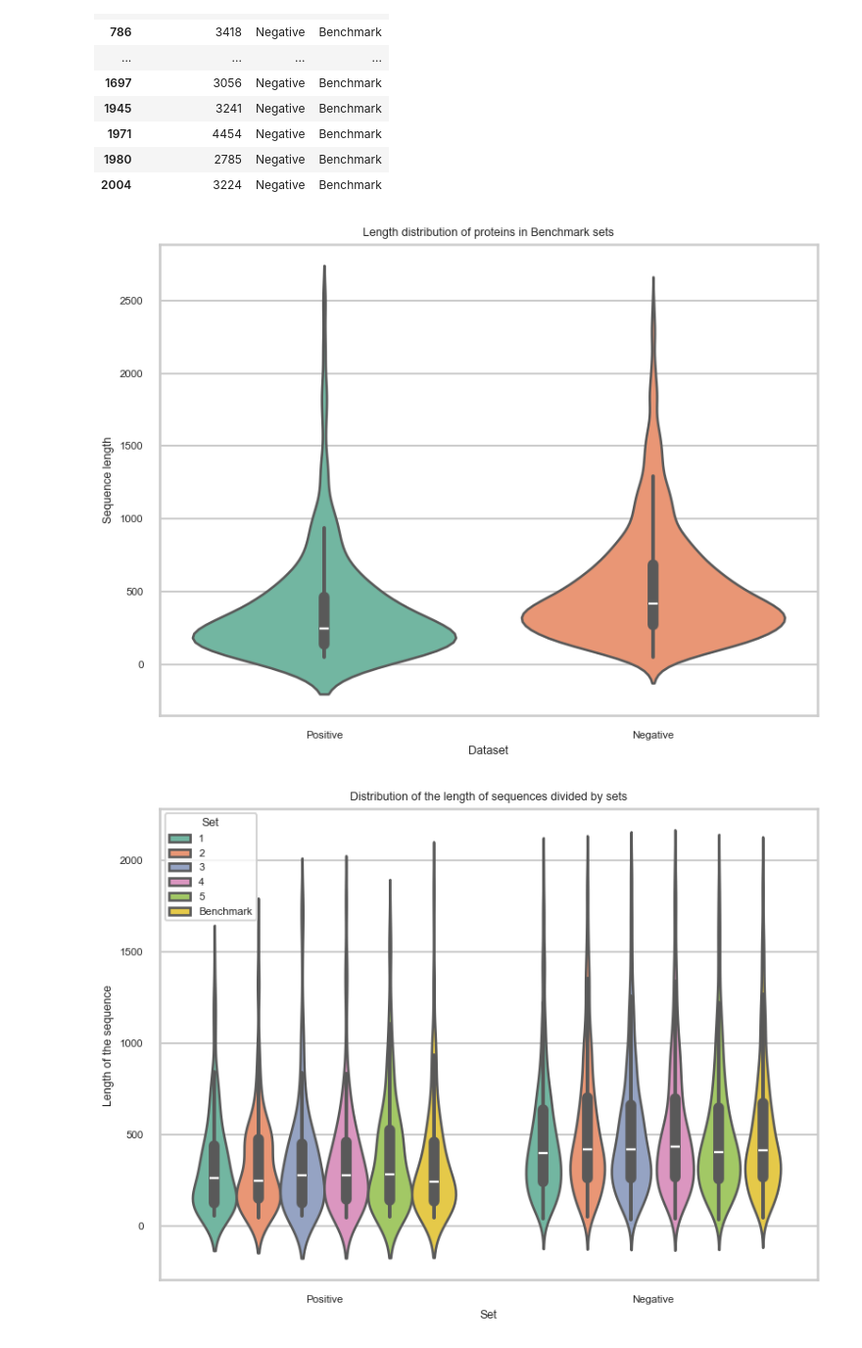
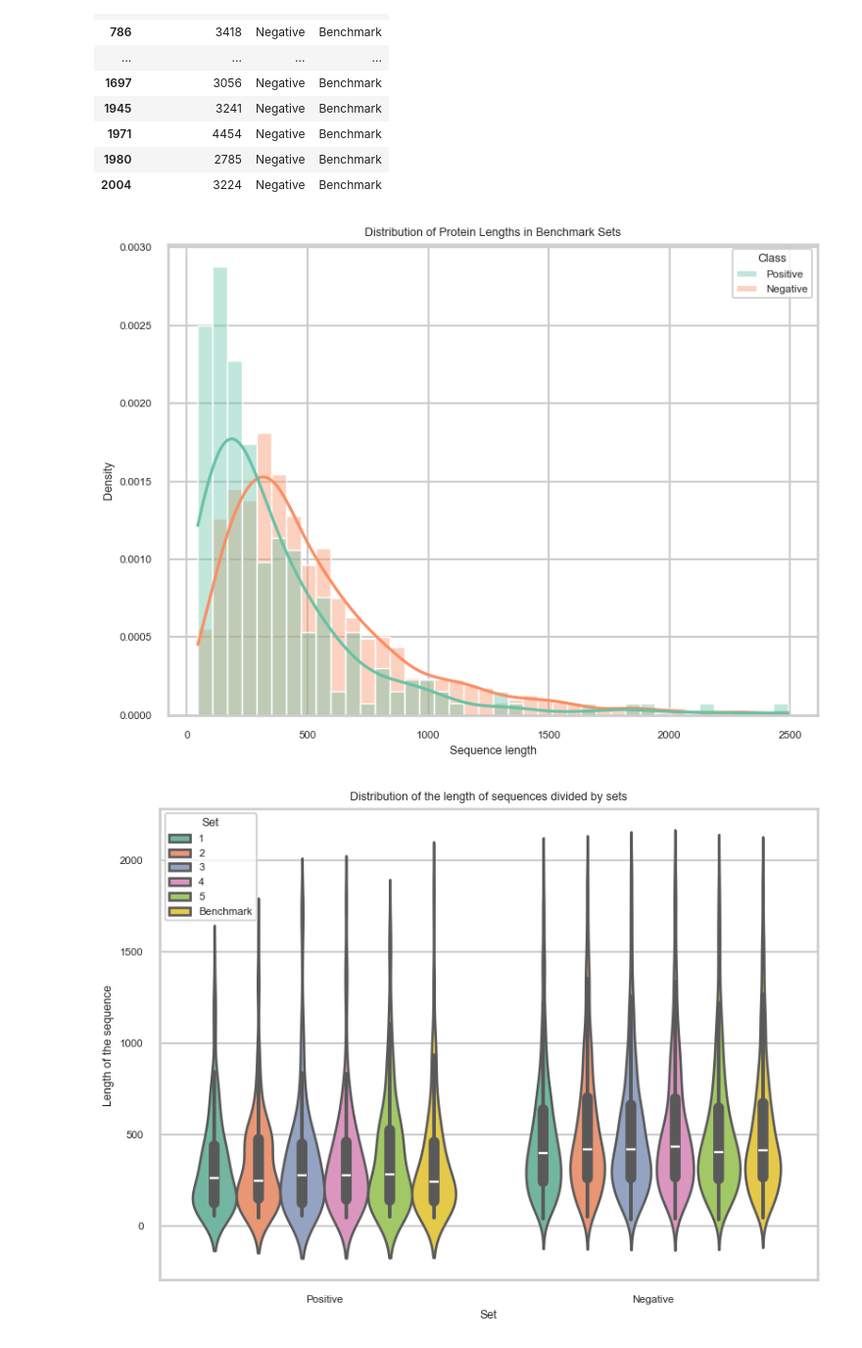
Before and after one commit to neginnilforosh/Labratory_of_Bioinformtics2, a Jupyter notebook: 3.Data_Analysis/plots.ipynb, the cells around one changed output. Shown at 98% size. Drawn from its saved outputs; the diff is of its cells as text; code cells hidden in the pictures.

```diff
--- a/3.Data_Analysis/plots.ipynb
+++ b/3.Data_Analysis/plots.ipynb
@@ -220,27 +223,29 @@ df_bench.loc[df_bench["SequenceLength"] > 2500]
 | 1980 | 2785 | Negative | Benchmark |
 | 2004 | 3224 | Negative | Benchmark |
 # %%
+df_benchmark_filtered = df_bench.loc[df_bench["SequenceLength"] < 2500]
 
-df_benchmark_filtered = df_bench.loc[df_bench["SequenceLength"] < 2500]
 plt.figure(figsize=(8, 6))
-sns.violinplot(
+sns.histplot(
     data=df_benchmark_filtered,
-    x="Class",                  # Train vs Benchmark
-    y="SequenceLength",       # distribuzione lunghezze
-    hue="Class",              # Positive vs Negative
+    x="SequenceLength",
+    hue="Class",
+    bins=40,
+    kde=True,
+    stat="density",
+    common_norm=False,
     palette="Set2",
-    split=False,
-    inner="box"               # aggiunge il boxplot dentro al violino
+    alpha=0.4
 )
 
-plt.title("Length distribution of proteins in Benchmark sets")
-plt.ylabel("Sequence length")
-plt.xlabel("Dataset")
+plt.title("Distribution of Protein Lengths in Benchmark Sets")
+plt.ylabel("Density")
+plt.xlabel("Sequence length")
 plt.tight_layout()
-plt.savefig("Sequence_lengths_comparison/Violin_plot_benchmark.png", dpi=300, bbox_inches="tight")
+plt.savefig("Sequence_lengths_comparison/Distribution_plot_benchmark.png", dpi=300, bbox_inches="tight")
 plt.show()
 # %% [output]
-[figure, old version]
+[figure, new version]
 # %%
 #since the majority of proteins has a length lower than 5000 aa, we can filter out and plot all the proteins with lower length
 df_train_filtered_lower = df_train.loc[df_train["SequenceLength"] < 2000]
```
Also changed, not shown: parts of 4 cells of this notebook, 31 other files.
